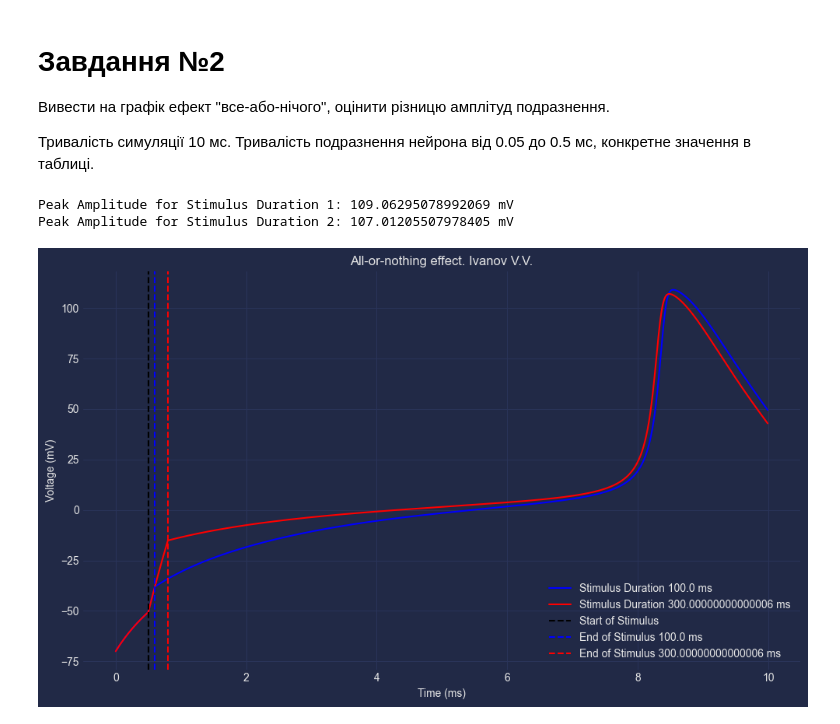
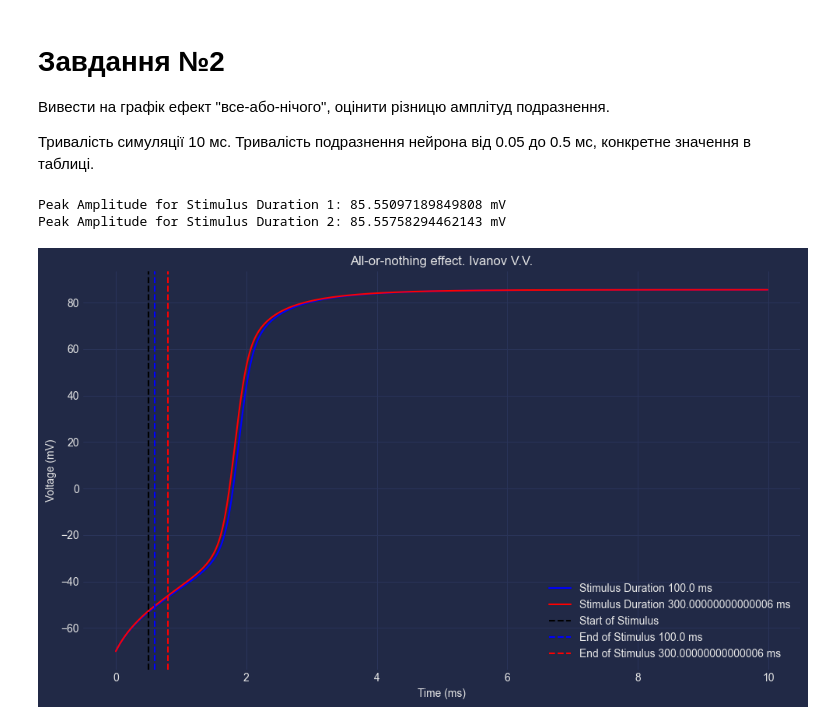
Before and after one commit to VAlduinV/KPI_tasks, a Jupyter notebook: HW_6/Task_6.ipynb, the cells around one changed output. Drawn from its saved outputs; the diff is of its cells as text; code cells hidden in the pictures.

```diff
--- a/HW_6/Task_6.ipynb
+++ b/HW_6/Task_6.ipynb
@@ -17,22 +17,28 @@ class HodgkinHuxleyModel:
         self.dt = dt
 
     def alpha_m(self, V):
-        return (2.5 - 0.1 * V) / (np.exp(2.5 - 0.1 * V) - 1)
+        # Функція для alpha_m (зворотній трикутник)
+        return 1.0 / (1 + np.exp(-(V + 30) / 5))
 
     def beta_m(self, V):
-        return 4 * np.exp(-V / 18)
+        # Функція для beta_m (зворотній трикутник)
+        return 1.0 / (1 + np.exp((V + 30) / 5))
 
     def alpha_h(self, V):
-        return 0.07 * np.exp(-V / 20)
+        # Функція для alpha_h (зворотній трикутник)
+        return 1.0 / (1 + np.exp(-(V + 50) / 10))
 
     def beta_h(self, V):
-        return 1 / (np.exp(3 - 0.1 * V) + 1)
+        # Функція для beta_h (зворотній трикутник)
+        return 1.0 / (1 + np.exp((V + 50) / 10))
 
     def alpha_n(self, V):
-        return (0.1 - 0.01 * V) / (np.exp(1 - 0.1 * V) - 1)
+        # Функція для alpha_n (зворотній трикутник)
+        return 1.0 / (1 + np.exp(-(V + 40) / 5))
 
     def beta_n(self, V):
-        return 0.125 * np.exp(-V / 80)
+        # Функція для beta_n (зворотній трикутник)
+        return 1.0 / (1 + np.exp((V + 40) / 5))
 
     def I_func(self, t):
         if 1 <= t <= (self.T0 - 1):
@@ -88,49 +94,53 @@ if __name__ == "__main__":
 def all_or_nothing_simulation(T0, dt, stimulus_duration):
     model = HodgkinHuxleyModel(T0, dt)
 
-    # Simulate with the first stimulus duration
-    model.I_func = lambda t: 100 if (0.5 <= t <= 0.5 + stimulus_duration) else 0
+    # Simulate without stimulus
+    model.I_func = lambda t: 0
+    V_rest, m, h, n, time = model.simulate()
+
+    # Simulate with the first stimulus (0.1 ms duration, smaller amplitude)
+    model.I_func = lambda t: 0 if (0.5 <= t <= 0.5 + stimulus_duration) else 1
     V1, m, h, n, time = model.simulate()
     peak_amplitude1 = max(V1)  # Peak amplitude of the first response
 
-    # Simulate with the second stimulus duration
-    stimulus_duration2 = stimulus_duration + 0.2  # Example: increase by 0.2ms
-    model.I_func = lambda t: 100 if (0.5 <= t <= 0.5 + stimulus_duration2) else 0
+    # Simulate with the second stimulus (0.1 ms duration, larger amplitude)
+    model.I_func = lambda t: 0 if (0.5 <= t <= 0.5 + stimulus_duration) else 2
     V2, m, h, n, time = model.simulate()
     peak_amplitude2 = max(V2)  # Peak amplitude of the second response
 
-    return V1, V2, time, peak_amplitude1, peak_amplitude2
+    return V_rest, V1, V2, time, peak_amplitude1, peak_amplitude2
+
 
 def plot_all_or_nothing(V1, V2, time, stimulus_duration):
     plt.figure(figsize=(10, 6))
 
     plt.plot(time, V1, 'b', label=f"Stimulus Duration {stimulus_duration*1000} ms")
     plt.plot(time, V2, 'r', label=f"Stimulus Duration {(stimulus_duration+0.2)*1000} ms")
 
     # Add vertical lines indicating the stimulus duration
     plt.axvline(x=0.5, color='k', linestyle='--', label='Start of Stimulus')
     plt.axvline(x=0.5 + stimulus_duration, color='b', linestyle='--', label=f'End of Stimulus {stimulus_duration*1000} ms')
     plt.axvline(x=0.5 + stimulus_duration + 0.2, color='r', linestyle='--', label=f'End of Stimulus {(stimulus_duration+0.2)*1000} ms')
 
     plt.ylabel('Voltage (mV)')
     plt.xlabel('Time (ms)')
     plt.title("All-or-nothing effect. Ivanov V.V.")
     plt.legend()
     plt.tight_layout()
     plt.grid(True)
     plt.show()
 
 if __name__ == "__main__":
     T0 = 10
     dt = 0.01
     stimulus_duration = 0.1  # Set the desired stimulus duration
-    V1, V2, time, peak_amplitude1, peak_amplitude2 = all_or_nothing_simulation(T0, dt, stimulus_duration)
+    V_rest, V1, V2, time, peak_amplitude1, peak_amplitude2 = all_or_nothing_simulation(T0, dt, stimulus_duration)
 
     print(f"Peak Amplitude for Stimulus Duration 1: {peak_amplitude1} mV")
     print(f"Peak Amplitude for Stimulus Duration 2: {peak_amplitude2} mV")
 
     plot_all_or_nothing(V1, V2, time, stimulus_duration)
 # %% [output]
-Peak Amplitude for Stimulus Duration 1: 109.06295078992069 mV
-Peak Amplitude for Stimulus Duration 2: 107.01205507978405 mV
+Peak Amplitude for Stimulus Duration 1: 85.55097189849808 mV
+Peak Amplitude for Stimulus Duration 2: 85.55758294462143 mV
-[figure, old version]
+[figure, new version]
```
Also changed, not shown: parts of 1 cell of this notebook, 2 other files.
